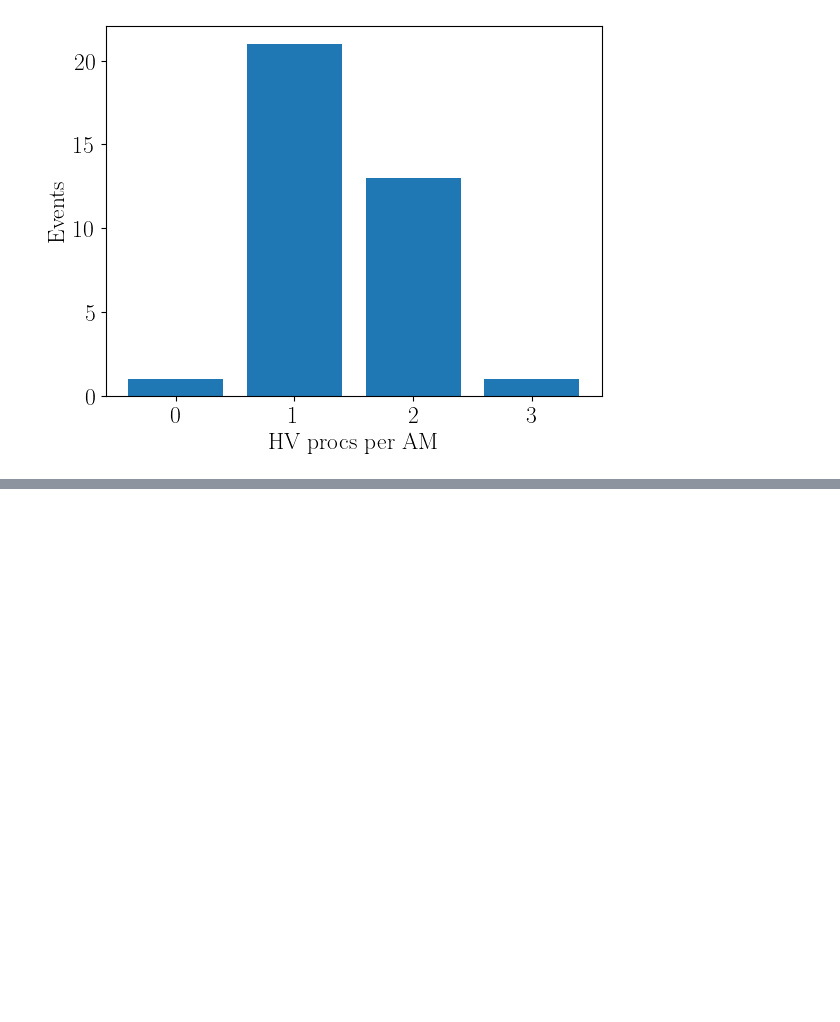
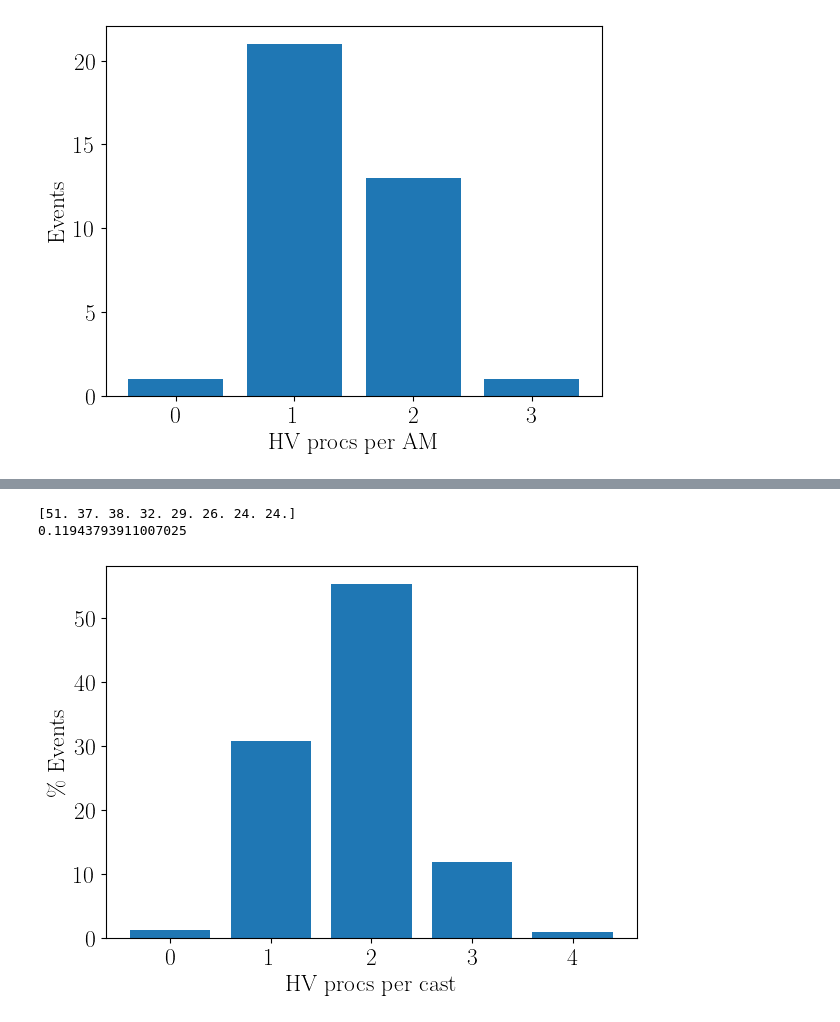
Before and after one commit to matteolucchini1/Wow-log-filter-sample, a Jupyter notebook: Filter_log.ipynb, the cells around one changed output, grey strips where cells are left out. Saved outputs shown, nothing was run; the diff lists cells and outputs as text; code cells hidden in the pictures; blank space fills up the shorter version.

```diff
--- a/Filter_log.ipynb
+++ b/Filter_log.ipynb
@@ -118,0 +210,3 @@ np.savetxt("HV_distribution.txt",full_array, delimiter="\t", header="Charges\t
+# %%
+hv_procs_filter = charge_procs_frame[charge_procs_frame.apply(lambda r: r.str.contains('High Voltage').any(), axis=1)]
+print(hv_procs_filter)
@@ -118,0 +231,3 @@ np.savetxt("HV_distribution.txt",full_array, delimiter="\t", header="Charges\t
+# %%
+am_casts_filter = spell_casts_frame[spell_casts_frame.apply(lambda r: r.str.contains('Arcane Missiles').any(), axis=1)]
+print(am_casts_filter)
@@ -118,0 +264,39 @@ np.savetxt("HV_distribution.txt",full_array, delimiter="\t", header="Charges\t
+# %%
+#same silly thing as above - first go over all the AM casts and flag all the procs/casts
+min_am_cast = np.min(np.diff(am_cast_format))
+
+#loop over all AM casts, and if a HV proc is close enough in time, we assign it to that AM cast and record it
+hv_procs_on_cast = np.zeros(len(am_cast_format))
+for cast in range(len(am_cast_format)):
+    hv_procs_on_cast[cast] = 0
+    for proc in range(len(hv_proc_format)):
+        if (hv_proc_format[proc] - am_cast_format[cast] < min_am_cast) and (hv_proc_format[proc] - am_cast_format[cast] > 0):
+            hv_procs_on_cast[cast] = hv_procs_on_cast[cast] + 1
+
+#TBD: loop over all AM casts. For each cast loop over all the AM damage events, and check if at that time there is a HV proc.
+hv_procs_on_dmg = np.zeros(len(am_cast_format))
+hv_procs_on_tick = np.zeros(8)
+for cast in range(len(am_cast_format)):
+    hv_procs_on_dmg[cast] = 0
+    for dmg in range(8):
+        am_tick = am_dmg_format[cast*8+dmg]
+        for proc in range(len(hv_proc_format)):
+            if (hv_proc_format[proc] - am_tick < 0.11) and (hv_proc_format[proc] - am_tick > 0):
+                hv_procs_on_dmg[cast] = hv_procs_on_dmg[cast] + 1
+                hv_procs_on_tick[dmg] = hv_procs_on_tick[dmg] + 1
+
+print(hv_procs_on_tick)
+# %% [output]
+[51. 37. 38. 32. 29. 26. 24. 24.]
+0.11943793911007025
+# %%
+labels_cast, counts_cast = np.unique(hv_procs_on_cast, return_counts=True)
+
+plt.bar(labels_cast, counts_cast/np.sum(counts_cast)*100, align='center',label="Procs per cast")
+plt.gca().set_xticks(labels_cast)
+plt.xlabel("HV procs per cast")
+plt.ylabel("$\\%$ Events")
+plt.tight_layout()
+plt.savefig("HV_procs.pdf")
+# %% [output]
+[figure, added]
```
Also changed, not shown: parts of 9 cells of this notebook, 18 other files.
